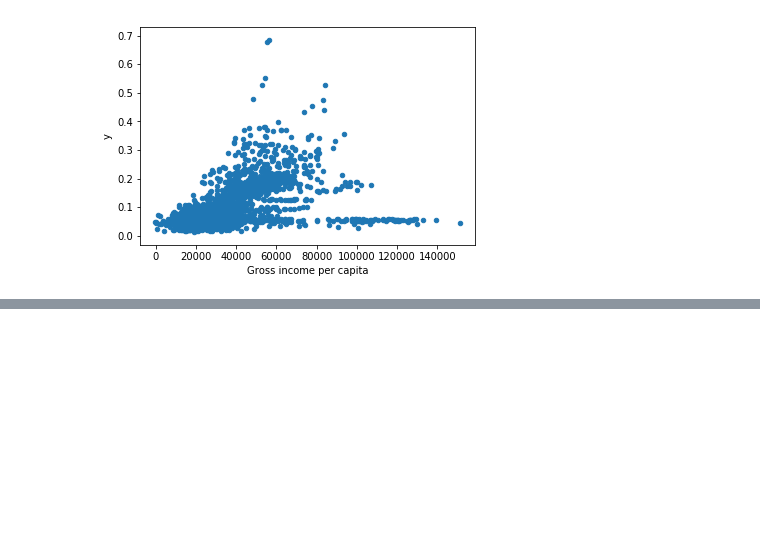
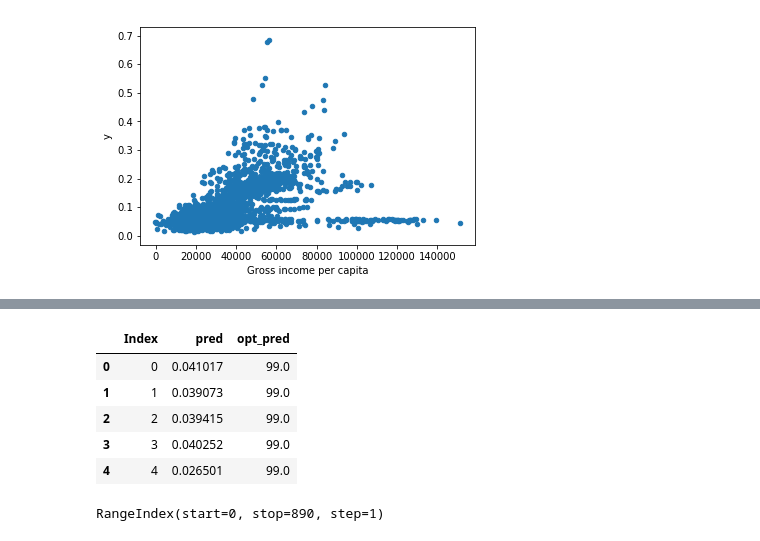
Before and after one commit to samOpare/prohack-hackerthon, a Jupyter notebook: Untitled.ipynb, the cells around one changed output, grey strips where cells are left out. Saved outputs shown, nothing was run; the diff lists cells and outputs as text; code cells hidden in the pictures; blank space fills up the shorter version.

```diff
--- a/Untitled.ipynb
+++ b/Untitled.ipynb
@@ -49,0 +101,28 @@ train.plot(x= "Gross income per capita", y= "y", kind = "scatter")
+# %%
+ss = pd.DataFrame({
+    'Index':test.index,
+    'pred':test['y'],
+    'opt_pred':0,
+    'eei':test['existence expectancy index'] # So we can split into low and high EEI galaxies
+})
+# Fix opt_pred
+n_low_eei = ss.loc[ss.eei < 0.7].shape[0]
+n_high_eei = ss.loc[ss.eei >= 0.7].shape[0]
+ss.loc[ss.eei < 0.7, 'opt_pred'] = 99 # 66*99 = 6534 - >10%, <100 each
+ss.loc[ss.eei >= 0.7, 'opt_pred'] = (50000-6534)/n_high_eei # The rest to high eei gs
+# Leaving 5k zillion whatsits to the admin
+ss = ss.drop('eei', axis=1)
+ss.to_csv('Sub_test.csv', index=False)
+ss.head()
+# %% [output]
+|  | Index | pred | opt_pred |
+| 0 | 0 | 0.041017 | 99.0 |
+| 1 | 1 | 0.039073 | 99.0 |
+| 2 | 2 | 0.039415 | 99.0 |
+| 3 | 3 | 0.040252 | 99.0 |
+| 4 | 4 | 0.026501 | 99.0 |
+# %%
+#n_low_eei = ss.loc[ss.eei < 0.7]
+ss
+# %% [output]
+RangeIndex(start=0, stop=890, step=1)
```
Also changed, not shown: parts of 6 cells of this notebook, 1 other file.
